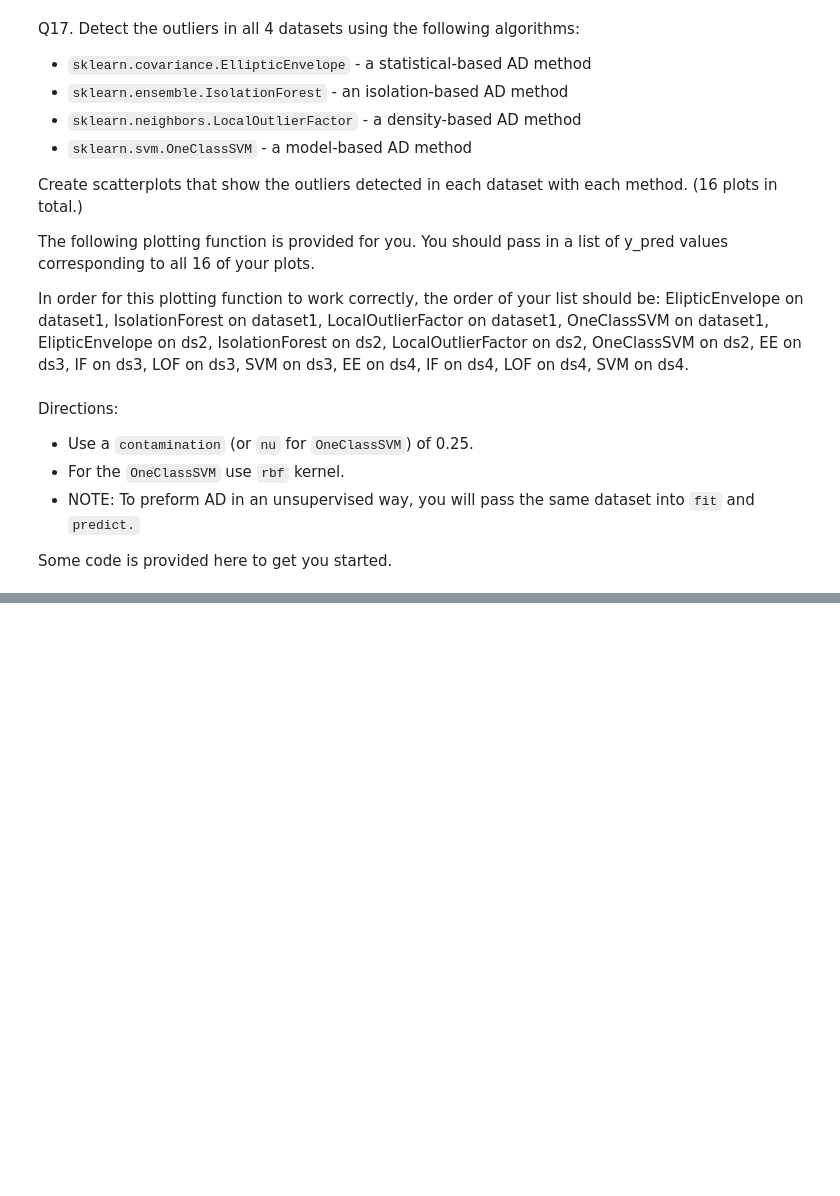
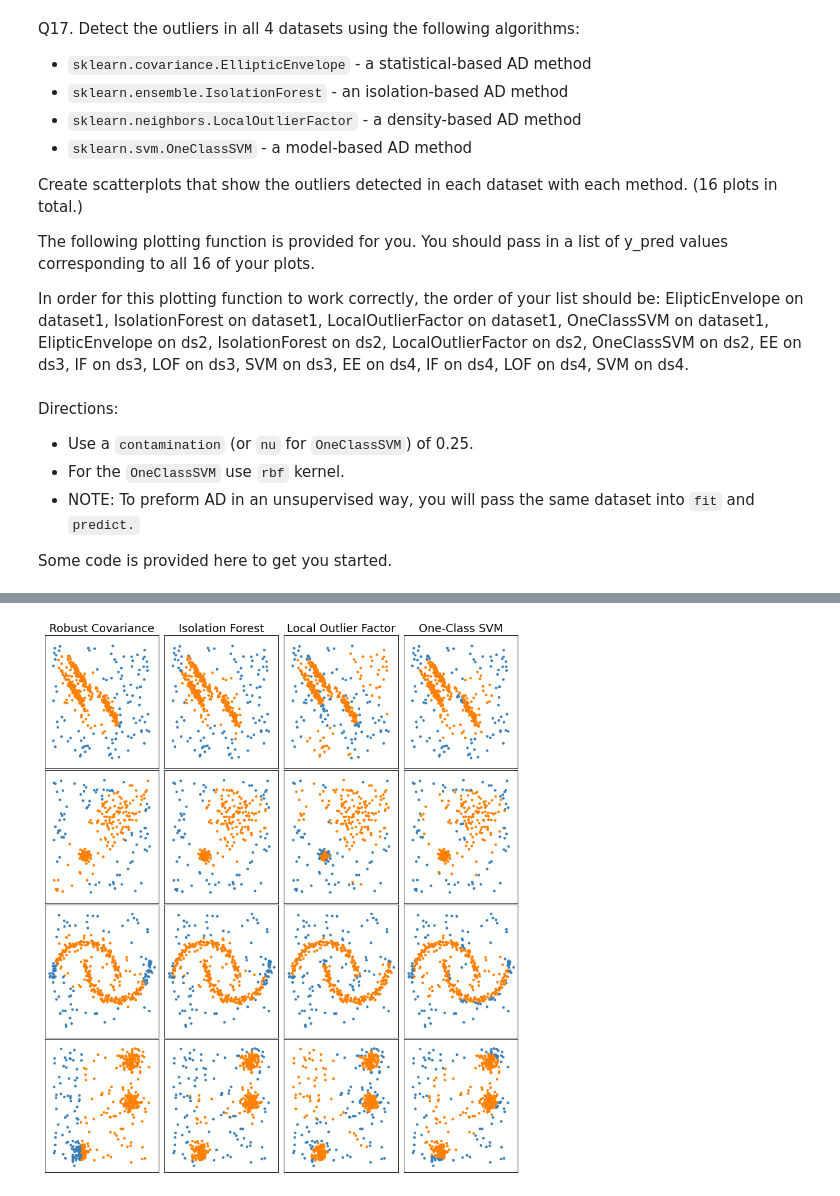
Before and after one commit to Tushar1729-k/clustering, a Jupyter notebook: HW4_Clustering.ipynb, the cells around one changed output, grey strips where cells are left out. Cells and saved outputs as stored; diff of their text form; code cells hidden in the pictures; blank space fills up the shorter version.

```diff
--- a/HW4_Clustering.ipynb
+++ b/HW4_Clustering.ipynb
@@ -588,16 +586,24 @@ y_pred_list = list()
 for X in datasets:
 
     #apply EllipticEnvelope AD
+    y_pred = EllipticEnvelope(contamination=outliers_fraction).fit_predict(X)
     #append resulting y_pred to y_pred_list
+    y_pred_list.append(y_pred)
 
     #apply IsolationForest AD
+    y_pred = IsolationForest(contamination=outliers_fraction).fit_predict(X)
     #append resulting y_pred to y_pred_list
+    y_pred_list.append(y_pred)
 
     #apply LocalOutlierFactor AD
+    y_pred = LocalOutlierFactor(contamination=outliers_fraction).fit_predict(X)
     #append resulting y_pred to y_pred_list
+    y_pred_list.append(y_pred)
 
     #apply OneClassSVM AD
+    y_pred = OneClassSVM(kernel='rbf',nu=outliers_fraction).fit_predict(X)
     #append resulting y_pred to y_pred_list
+    y_pred_list.append(y_pred)
 
 
 
@@ -606,0 +613 @@ IndentationError: expected an indented block (<ipython-input-86-633dd7931529>, l
+[figure, added]
```
Also changed, not shown: parts of 8 cells of this notebook.
